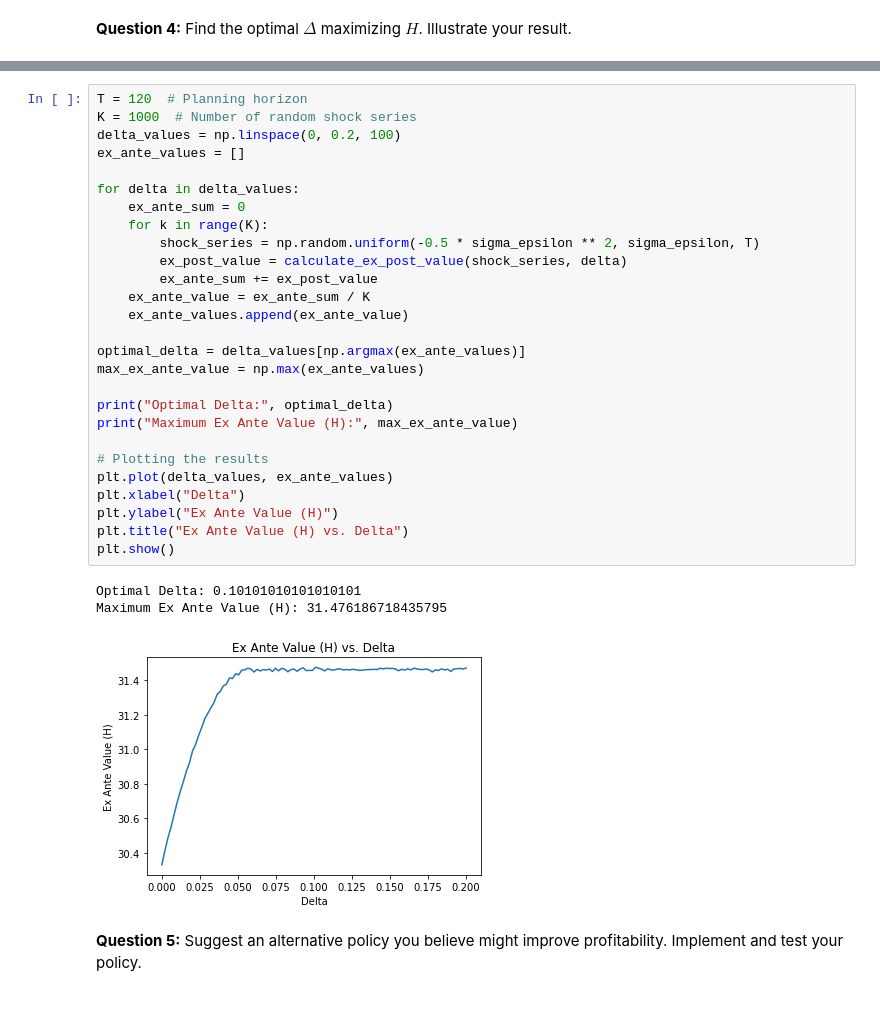
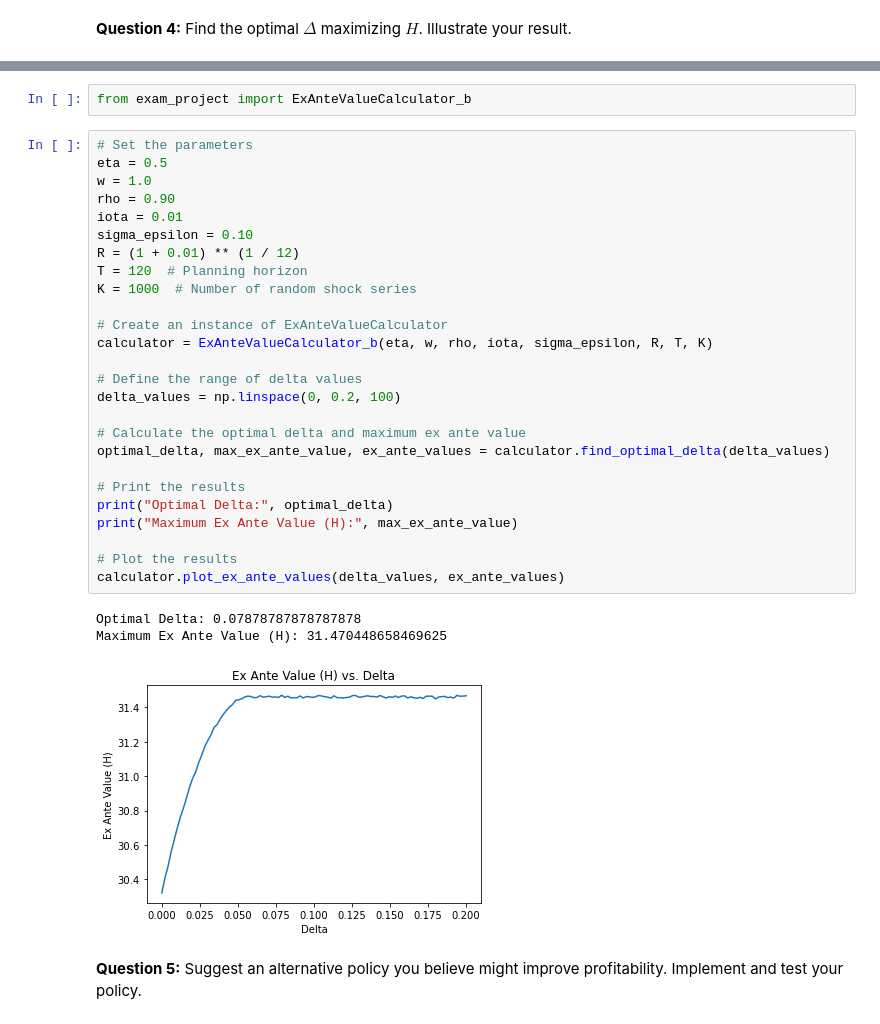
Before and after one commit to NumEconCopenhagen/projects-2023-team-copenhagen, a Jupyter notebook: exam project/examproject.ipynb, the cells around one changed output, grey strips where cells are left out. Saved outputs shown, nothing was run; the diff lists cells and outputs as text.

```diff
--- a/exam project/examproject.ipynb
+++ b/exam project/examproject.ipynb
@@ -296,34 +247,35 @@ def calculate_ex_post_value(shock_series, Delta):
-# %%
-T = 120  # Planning horizon
-K = 1000  # Number of random shock series
-delta_values = np.linspace(0, 0.2, 100)
-ex_ante_values = []
-
-for delta in delta_values:
-    ex_ante_sum = 0
-    for k in range(K):
-        shock_series = np.random.uniform(-0.5 * sigma_epsilon ** 2, sigma_epsilon, T)
-        ex_post_value = calculate_ex_post_value(shock_series, delta)
-        ex_ante_sum += ex_post_value
-    ex_ante_value = ex_ante_sum / K
-    ex_ante_values.append(ex_ante_value)
-
-optimal_delta = delta_values[np.argmax(ex_ante_values)]
-max_ex_ante_value = np.max(ex_ante_values)
-
-print("Optimal Delta:", optimal_delta)
-print("Maximum Ex Ante Value (H):", max_ex_ante_value)
-
-# Plotting the results
-plt.plot(delta_values, ex_ante_values)
-plt.xlabel("Delta")
-plt.ylabel("Ex Ante Value (H)")
-plt.title("Ex Ante Value (H) vs. Delta")
-plt.show()
-# %% [output]
-Optimal Delta: 0.10101010101010101
-Maximum Ex Ante Value (H): 31.476186718435795
-[figure, removed]
+# %%
+from exam_project import ExAnteValueCalculator_b
+# %%
+# Set the parameters
+eta = 0.5
+w = 1.0
+rho = 0.90
+iota = 0.01
+sigma_epsilon = 0.10
+R = (1 + 0.01) ** (1 / 12)
+T = 120  # Planning horizon
+K = 1000  # Number of random shock series
+
+# Create an instance of ExAnteValueCalculator
+calculator = ExAnteValueCalculator_b(eta, w, rho, iota, sigma_epsilon, R, T, K)
+
+# Define the range of delta values
+delta_values = np.linspace(0, 0.2, 100)
+
+# Calculate the optimal delta and maximum ex ante value
+optimal_delta, max_ex_ante_value, ex_ante_values = calculator.find_optimal_delta(delta_values)
+
+# Print the results
+print("Optimal Delta:", optimal_delta)
+print("Maximum Ex Ante Value (H):", max_ex_ante_value)
+
+# Plot the results
+calculator.plot_ex_ante_values(delta_values, ex_ante_values)
+# %% [output]
+Optimal Delta: 0.07878787878787878
+Maximum Ex Ante Value (H): 31.470448658469625
+[figure, added]
 # %% [markdown]
 
 **Question 5:** Suggest an alternative policy you believe might improve profitability. Implement and test your policy.
```
Also changed, not shown: parts of 20 cells of this notebook, 2 other files.
